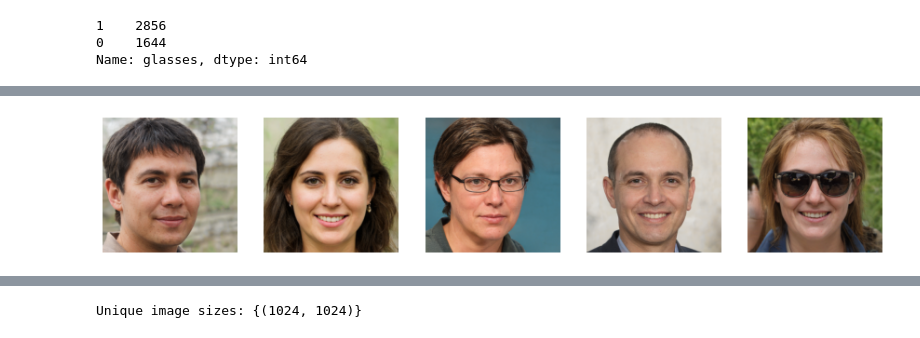
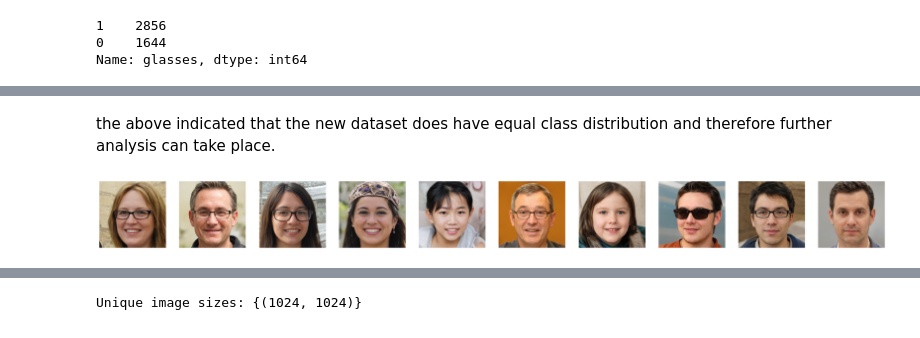
Before and after one commit to HumanClone/Image-Classifier---Glasses, a Jupyter notebook: Image-Classification.ipynb, the cells around one changed output, grey strips where cells are left out. Cells and saved outputs as stored; diff of their text form; code cells hidden in the pictures.

```diff
--- a/Image-Classification.ipynb
+++ b/Image-Classification.ipynb
@@ -88,7 +121,9 @@ df.head()
 # %%
 path='faces-spring-2020/faces-spring-2020/face-'
-for i in range(1,6):
-    img=Image.open(f'{path}{i}.png')
-    imgr=img.resize((200,200))
-    display(imgr)
+fig, axes = plt.subplots(1, 5, figsize=(15, 15))
+for i in range(5):
+    image = Image.open(df.iloc[i].path)
+    axes[i].imshow(image)
+    axes[i].axis('off')
+plt.show()
 # %% [output]
@@ -142,4 +188,4 @@ def dataset(start,end):
         data.append(dfg.iloc[i])
     return data
 
-data=pd.DataFrame(data=dataset(0,1600))
+data=pd.DataFrame(data=dataset(0,1550))
@@ -163,15 +200,17 @@ data.glasses.value_counts()
+# %% [markdown]
+the above indicated that the new dataset does have equal class distribution and therefore further analysis can take place.
 # %%
 
 images=[]
-while len(images)<5:
-    num=random.randint(0,3200)
+while len(images)<10:
+    num=random.randint(0,3100)
     if num not in images:
         images.append(num)
-fig, axes = plt.subplots(1, 5, figsize=(15, 15))
-for i in range(5):
+fig, axes = plt.subplots(1, 10, figsize=(30, 25))
+for i in range(10):
     image = Image.open(data.iloc[images[i]].path)
     axes[i].imshow(image)
     axes[i].axis('off')
 plt.show()
 # %% [output]
-[figure, old version]
+[figure, new version]
```
Also changed, not shown: parts of 71 cells of this notebook, 1 other file.
